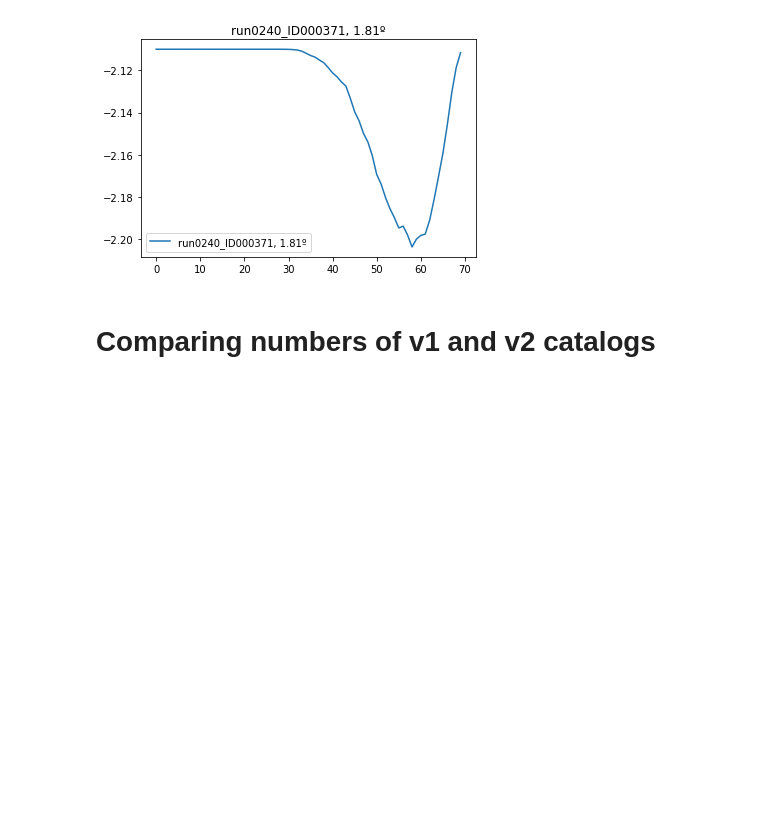
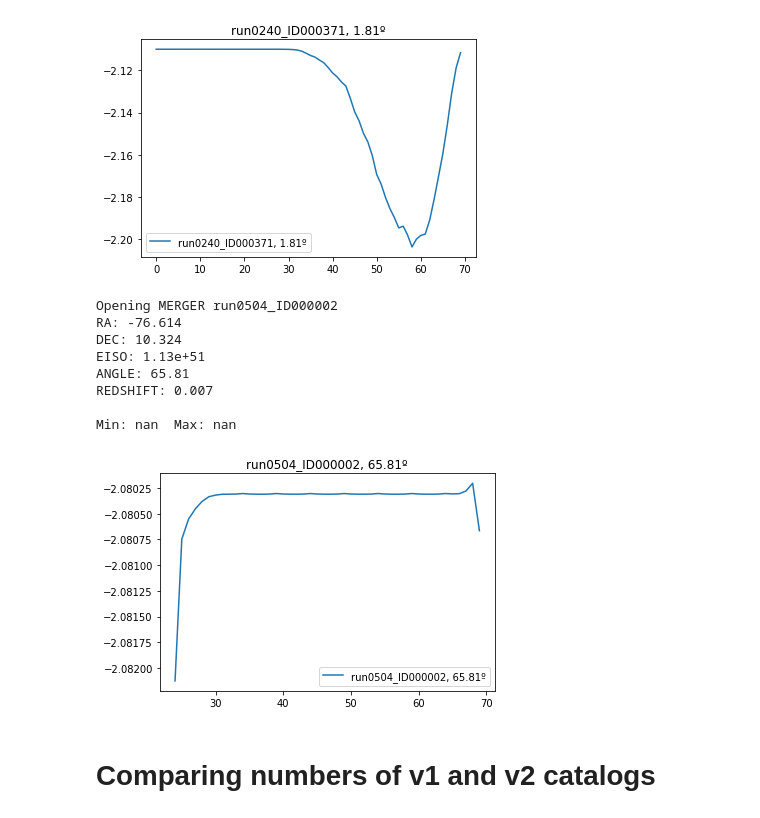
Before and after one commit to astrojarred/gravitational_wave_toy, a Jupyter notebook: notebooks/reading_v2.ipynb, the cells around one changed output. Drawn from its saved outputs; the diff is of its cells as text; code cells hidden in the pictures; blank space fills up the shorter version.

```diff
--- a/notebooks/reading_v2.ipynb
+++ b/notebooks/reading_v2.ipynb
@@ -409,6 +409,18 @@ REDSHIFT: 0.047
 
 Min: -2.2 Max: -2.11
 [figure]
+# %%
+fit_index("./GammaCatalogV2.0/run0504_ID000002.fits", silent=False, plot=True, real_times=False, legend=True)
+# %% [output]
+Opening MERGER run0504_ID000002
+RA: -76.614
+DEC: 10.324
+EISO: 1.13e+51
+ANGLE: 65.81
+REDSHIFT: 0.007
+
+Min: nan  Max: nan
+[figure, added]
 # %% [markdown]
 # Comparing numbers of v1 and v2 catalogs
 # %%
```
Also changed, not shown: 1 other file.
